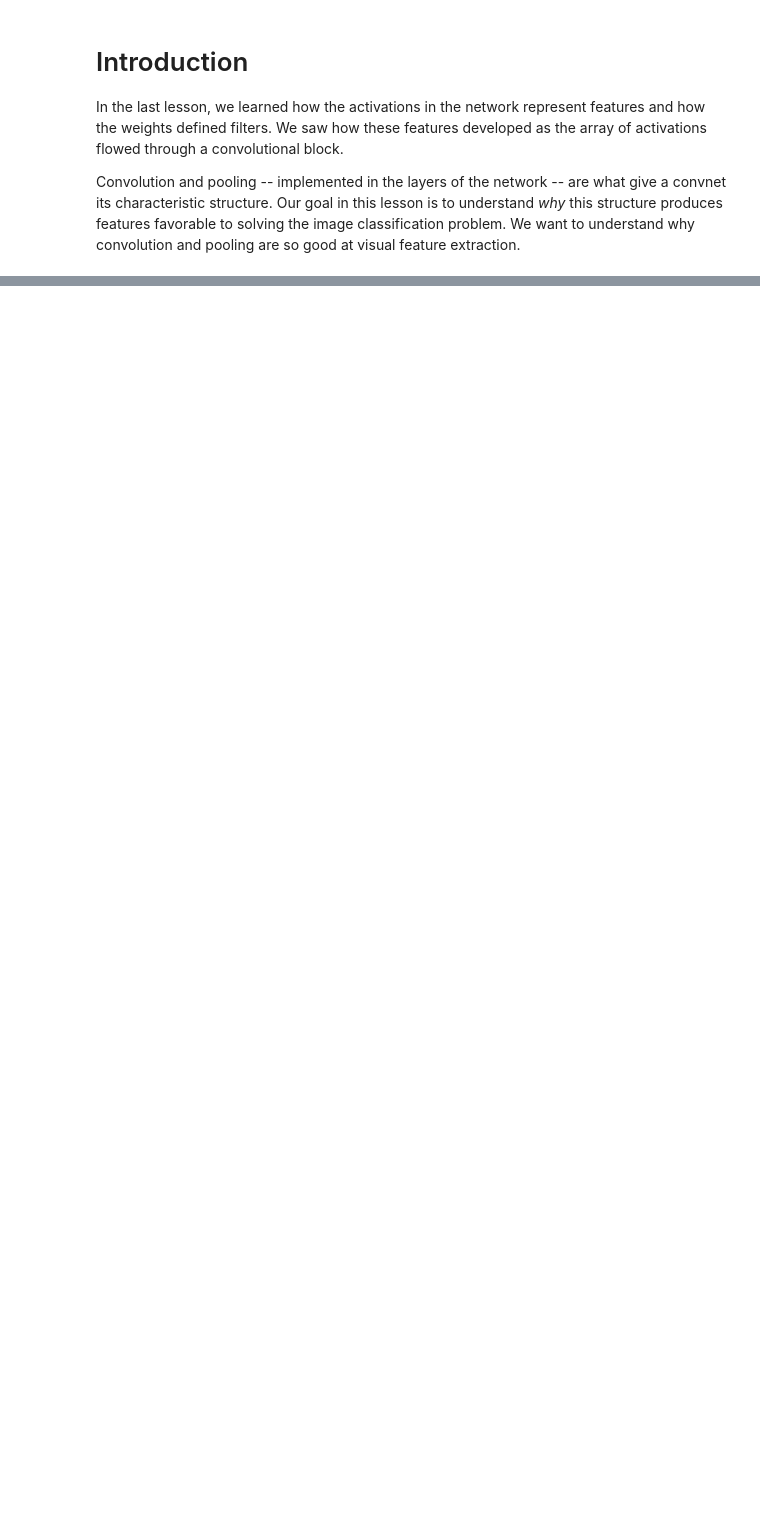
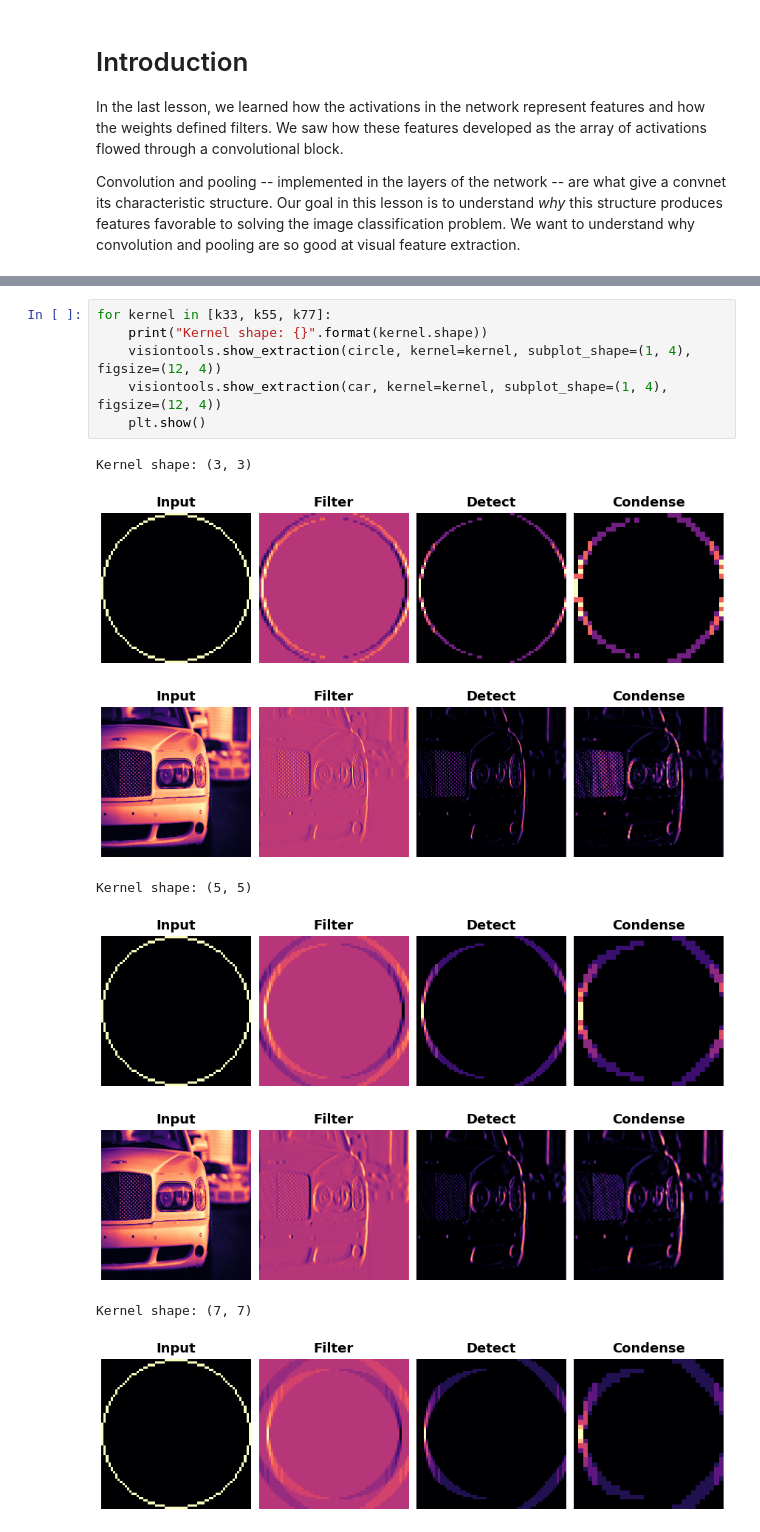
Before and after one commit to Kaggle/learntools, a Jupyter notebook: notebooks/computer_vision/raw/tut4.ipynb, the cells around one changed output, grey strips where cells are left out. Cells and saved outputs as stored; diff of their text form; blank space fills up the shorter version.

```diff
--- a/notebooks/computer_vision/raw/tut4.ipynb
+++ b/notebooks/computer_vision/raw/tut4.ipynb
@@ -76,0 +128,15 @@ The properties of convolution and pooling we looked at in this tutorial mean tha
+# %%
+for kernel in [k33, k55, k77]:
+    print("Kernel shape: {}".format(kernel.shape))
+    visiontools.show_extraction(circle, kernel=kernel, subplot_shape=(1, 4), figsize=(12, 4))
+    visiontools.show_extraction(car, kernel=kernel, subplot_shape=(1, 4), figsize=(12, 4))
+    plt.show()
+# %% [output]
+Kernel shape: (3, 3)
+[figure, added]
+[figure, added]
+Kernel shape: (5, 5)
+[figure, added]
+[figure, added]
+Kernel shape: (7, 7)
+[figure, added]
```
Also changed, not shown: parts of 22 cells of this notebook.
